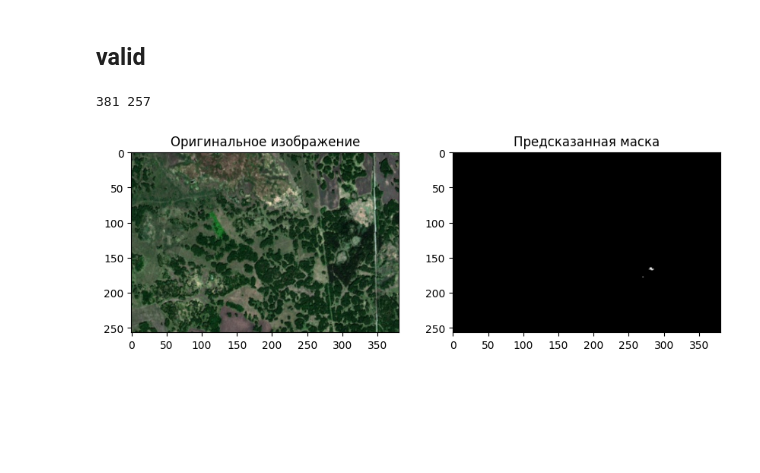
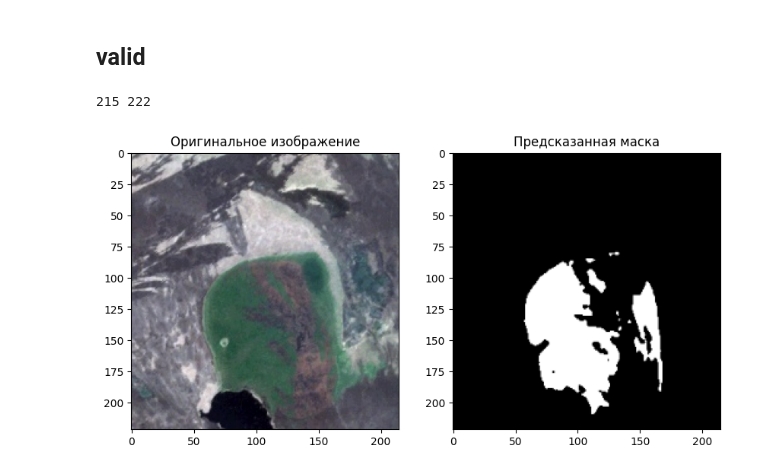
Before and after one commit to Oladiy/forest-fires, a Jupyter notebook: train_script.ipynb, the cells around one changed output. Cells and saved outputs as stored; diff of their text form; code cells hidden in the pictures; blank space fills up the shorter version.

```diff
--- a/train_script.ipynb
+++ b/train_script.ipynb
@@ -154,4 +199,4 @@ dataset = SegmentationDataset(
 )
 dataloader = DataLoader(dataset, batch_size=8, shuffle=True)
 # %%
-model = smp.Unet(encoder_name="resnet50", encoder_weights="imagenet", in_channels=3, classes=1)
+model = smp.Unet(encoder_name="efficientnet-b3", encoder_weights="imagenet", in_channels=3, classes=1)
@@ -190,7 +237,7 @@ val_loader = DataLoader(val_dataset, batch_size=8, shuffle=False)
 device = torch.device("cuda" if torch.cuda.is_available() else "cpu")
 model.to(device)
 
-num_epochs = 100
+num_epochs = 1000
 for epoch in range(num_epochs):
     # --- ТРЕНИРОВОЧНЫЙ ЦИКЛ ---
     model.train()
@@ -303,35 +350,35 @@ def predict_image(model, image_path, device):
         # Предсказание
         output = model(image)
 
     pred_mask = output.squeeze().cpu().numpy()  # Извлечение тензора и перевод на CPU
-    pred_mask = (pred_mask > 0.1).astype('uint8')  # Бинаризация маски
+    pred_mask = (pred_mask > 0.05).astype('uint8')  # Бинаризация маски
     pred_mask = pred_mask * 255
     pred_mask = cv2.resize(pred_mask, (H, W))
     return pred_mask
 
 # Визуализация оригинального изображения и предсказанной маски
 def display_results(image_path, pred_mask):
     image = Image.open(image_path).convert('RGB')
 
     fig, axs = plt.subplots(1, 2, figsize=(10, 5))
 
     axs[0].imshow(image)
     axs[0].set_title('Оригинальное изображение')
 
     axs[1].imshow(pred_mask, cmap='gray')
     axs[1].set_title('Предсказанная маска')
 
     plt.show()
 
 device = torch.device("cuda" if torch.cuda.is_available() else "cpu")
 model.to(device)
 
-image_path = "/home/user/projects/co_hack_fires/train/full/train/images/10.jpg"
+image_path = "/home/user/projects/co_hack_fires/train/full/train/images/0.jpg"
 
 predicted_mask = predict_image(model, image_path, device)
 
 display_results(image_path, predicted_mask)
 # %% [output]
-381 257
+215 222
-[figure, old version]
+[figure, new version]
 # %%
```
Also changed, not shown: parts of 4 cells of this notebook.
